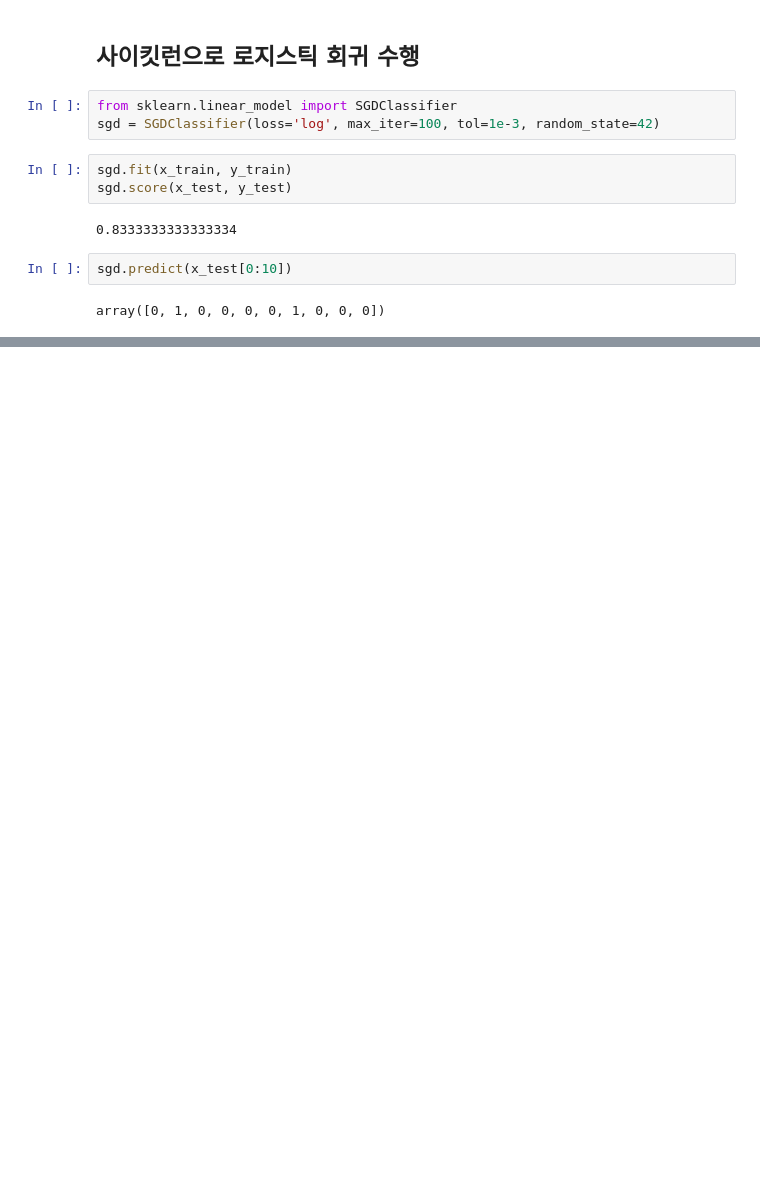
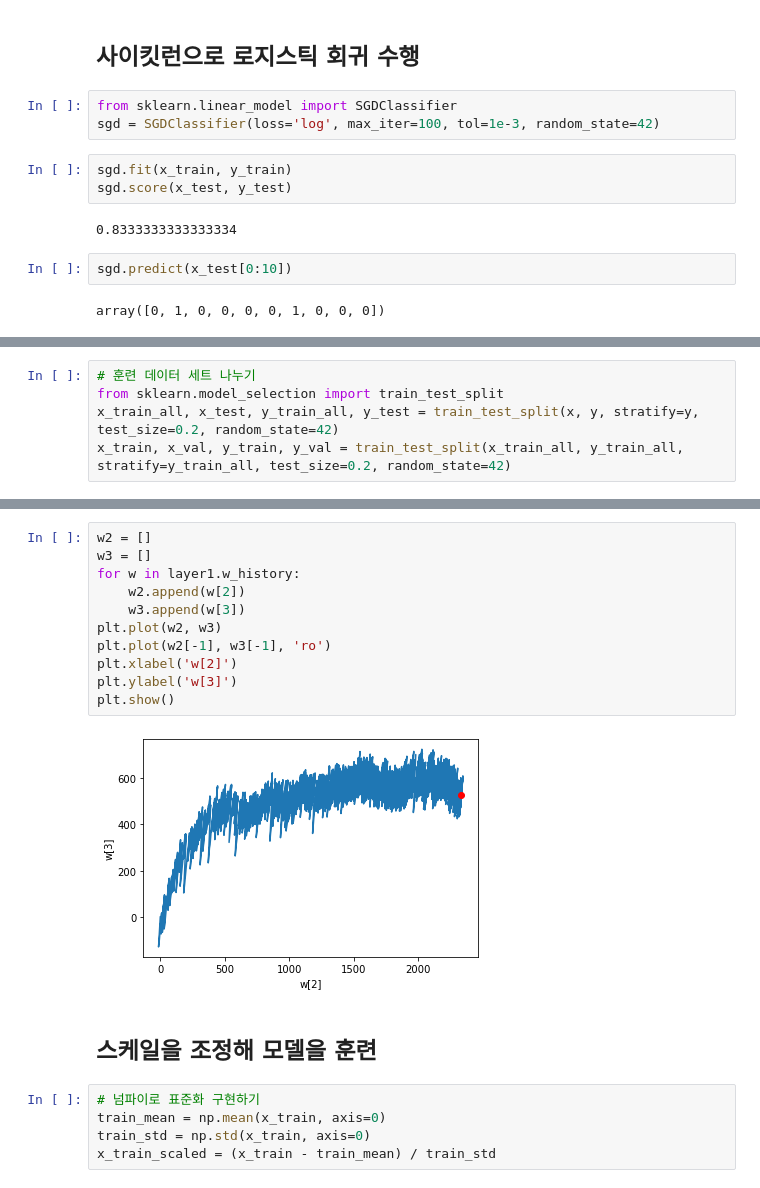
Before and after one commit to mingggkeee/deep-learning, a Jupyter notebook: 이진분류.ipynb, the cells around one changed output, grey strips where cells are left out. Cells and saved outputs as stored; diff of their text form; blank space fills up the shorter version.

```diff
--- a/이진분류.ipynb
+++ b/이진분류.ipynb
@@ -187,0 +273,5 @@ array([0, 1, 0, 0, 0, 0, 1, 0, 0, 0])
+# %%
+# 훈련 데이터 세트 나누기
+from sklearn.model_selection import train_test_split
+x_train_all, x_test, y_train_all, y_test = train_test_split(x, y, stratify=y, test_size=0.2, random_state=42)
+x_train, x_val, y_train, y_val = train_test_split(x_train_all, y_train_all, stratify=y_train_all, test_size=0.2, random_state=42)
@@ -187,0 +284,20 @@ array([0, 1, 0, 0, 0, 0, 1, 0, 0, 0])
+# %%
+w2 = []
+w3 = []
+for w in layer1.w_history:
+    w2.append(w[2])
+    w3.append(w[3])
+plt.plot(w2, w3)
+plt.plot(w2[-1], w3[-1], 'ro')
+plt.xlabel('w[2]')
+plt.ylabel('w[3]')
+plt.show()
+# %% [output]
+[figure, added]
+# %% [markdown]
+## 스케일을 조정해 모델을 훈련
+# %%
+# 넘파이로 표준화 구현하기
+train_mean = np.mean(x_train, axis=0)
+train_std = np.std(x_train, axis=0)
+x_train_scaled = (x_train - train_mean) / train_std
```
Also changed, not shown: parts of 19 cells of this notebook.
